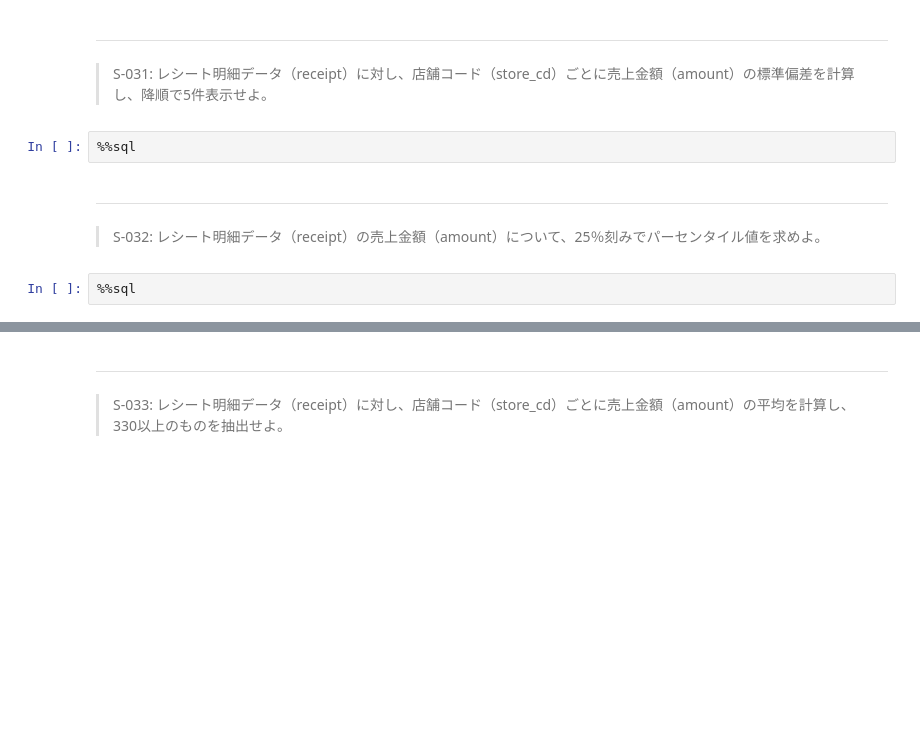
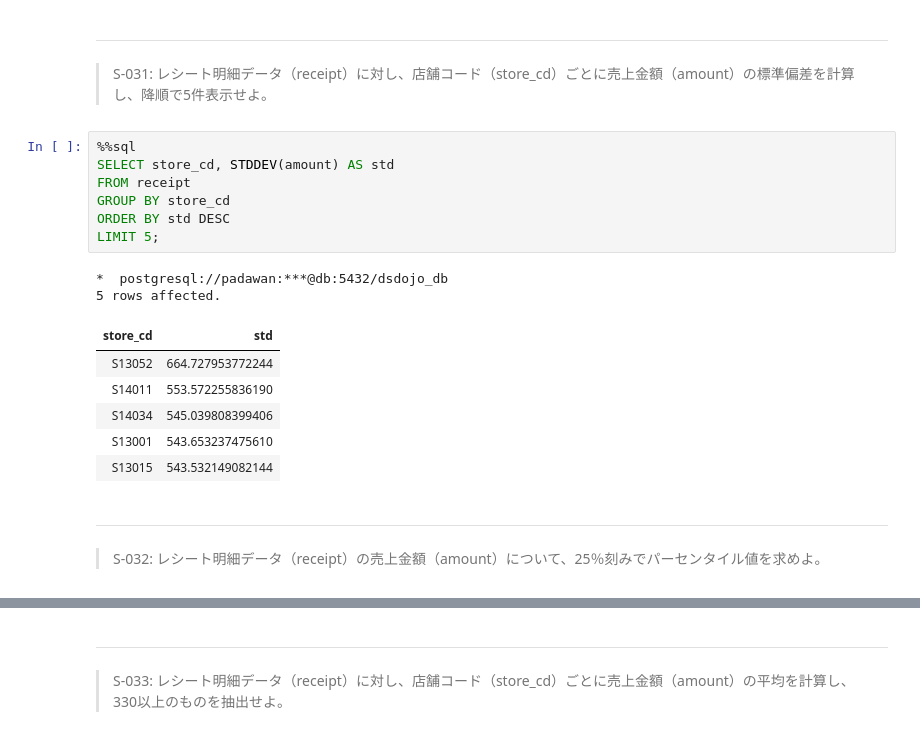
Before and after one commit to toshiaki-suzuki/100knocks-preprocess, a Jupyter notebook: docker/work/preprocess_knock_SQL.ipynb, the cells around one changed output, grey strips where cells are left out. Drawn from its saved outputs; the diff is of its cells as text; blank space fills up the shorter version.

```diff
--- a/docker/work/preprocess_knock_SQL.ipynb
+++ b/docker/work/preprocess_knock_SQL.ipynb
@@ -709,10 +709,22 @@ LIMIT 5;
 # %% [markdown]
 ---
 > S-031: レシート明細データ（receipt）に対し、店舗コード（store_cd）ごとに売上金額（amount）の標準偏差を計算し、降順で5件表示せよ。
-# %%
-%%sql
+# %%
+%%sql
+SELECT store_cd, STDDEV(amount) AS std
+FROM receipt
+GROUP BY store_cd
+ORDER BY std DESC
+LIMIT 5;
+# %% [output]
+*  postgresql://padawan:***@db:5432/dsdojo_db
+5 rows affected.
+| store_cd | std |
+| S13052 | 664.727953772244 |
+| S14011 | 553.572255836190 |
+| S14034 | 545.039808399406 |
+| S13001 | 543.653237475610 |
+| S13015 | 543.532149082144 |
 # %% [markdown]
 ---
 > S-032: レシート明細データ（receipt）の売上金額（amount）について、25％刻みでパーセンタイル値を求めよ。
-# %%
-%%sql
```
Also changed, not shown: parts of 7 cells of this notebook.
